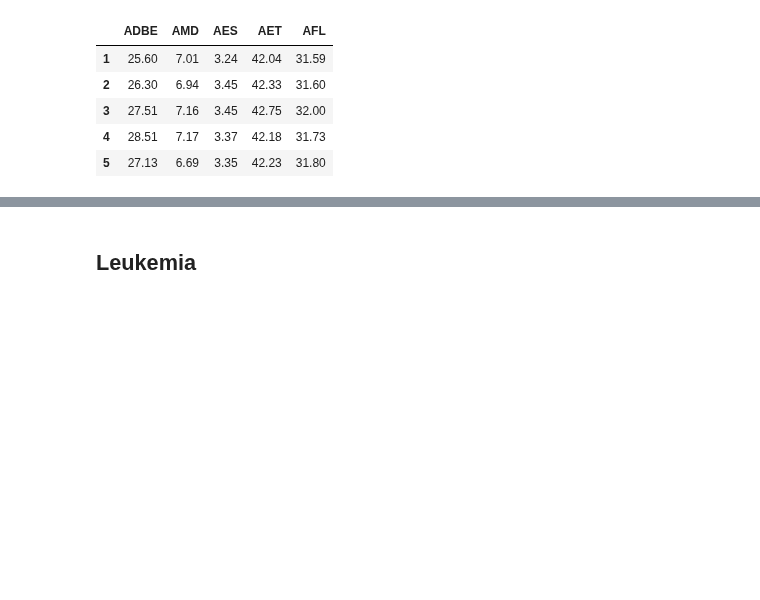
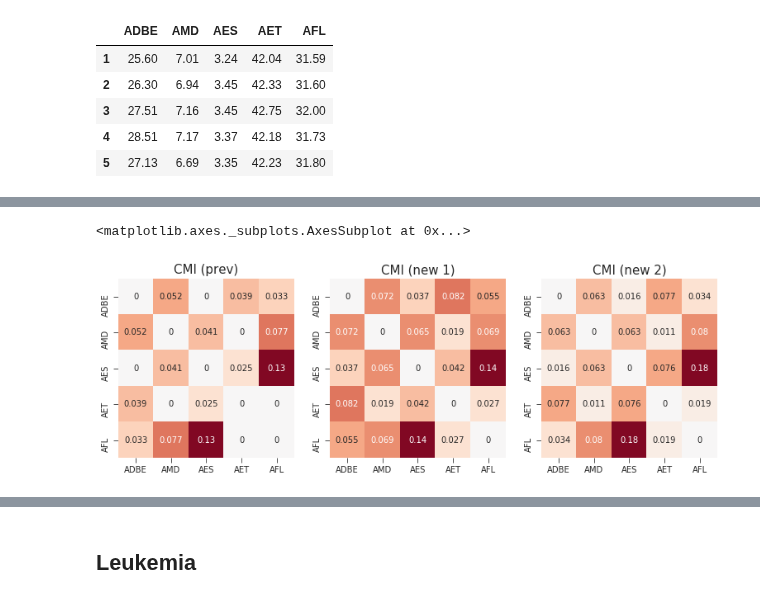
Before and after one commit to y-takashina/density_ratio, a Jupyter notebook: mi-real-data.ipynb, the cells around one changed output, grey strips where cells are left out. Saved outputs shown, nothing was run; the diff lists cells and outputs as text; code cells hidden in the pictures; blank space fills up the shorter version.

```diff
--- a/mi-real-data.ipynb
+++ b/mi-real-data.ipynb
@@ -101,6 +131,21 @@ GraphLasso(alpha=0.3, assume_centered=True, enet_tol=0.0001, max_iter=100,
 mi = kliep.calc_mi_matrix(X)
 # %%
 cmi = kliep.calc_cmi_matrix(X)
+# %%
+cmi2 = kliep.calc_cmi_matrix2(X)
+# %%
+cmi3 = kliep.calc_cmi_matrix3(X)
+# %%
+f, axes = plt.subplots(1, 3, figsize=[13, 4])
+axes[0].set_title('CMI (prev)', fontsize=15)
+axes[1].set_title('CMI (new 1)', fontsize=15)
+axes[2].set_title('CMI (new 2)', fontsize=15)
+sns.heatmap(cmi, annot=True, ax=axes[0], center=0, cmap=palette, cbar=False, xticklabels=list(df.columns), yticklabels=list(df.columns))
+sns.heatmap(cmi2, annot=True, ax=axes[1], center=0, cmap=palette, cbar=False, xticklabels=list(df.columns), yticklabels=list(df.columns))
+sns.heatmap(cmi3, annot=True, ax=axes[2], center=0, cmap=palette, cbar=False, xticklabels=list(df.columns), yticklabels=list(df.columns))
+# %% [output]
+<matplotlib.axes._subplots.AxesSubplot at 0x...>
+[figure, added]
 # %%
 f, axes = plt.subplots(1, 3, figsize=[13, 4])
 axes[0].set_title('Graphical Lasso', fontsize=15)
```
Also changed, not shown: parts of 13 cells of this notebook, 7 other files.
